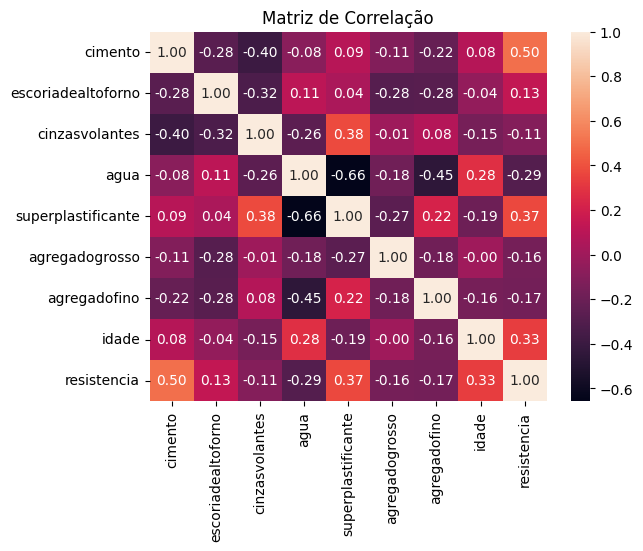
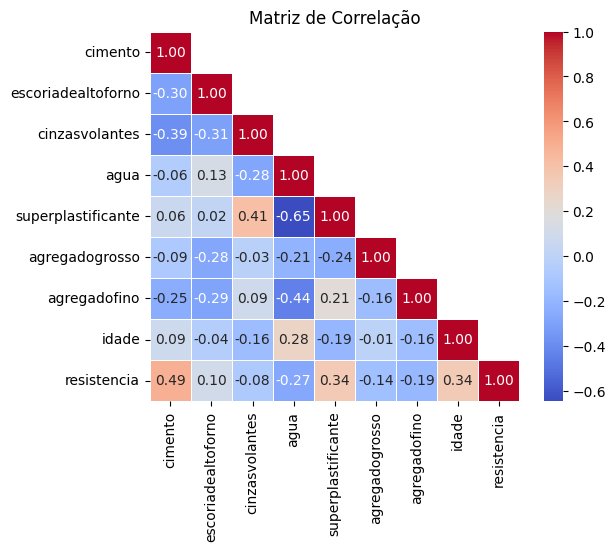
The change to this notebook cell's code, shown as a diff; its figure went from the first image to the second:
--- before
+++ after
@@ -1,4 +1,8 @@
 corr = df.corr()
-sns.heatmap(corr, annot=True, fmt=".2f")
+sns.heatmap(corr, annot=True, fmt=".2f",
+            cmap="coolwarm", cbar=True,
+            linewidths=0.5, linecolor='white',
+            annot_kws={"size": 10}, square=True,
+            mask=np.triu(corr, k=1))
 plt.title("Matriz de Correlação")
 plt.show()

Commit: feat: some visual chances for better explanability